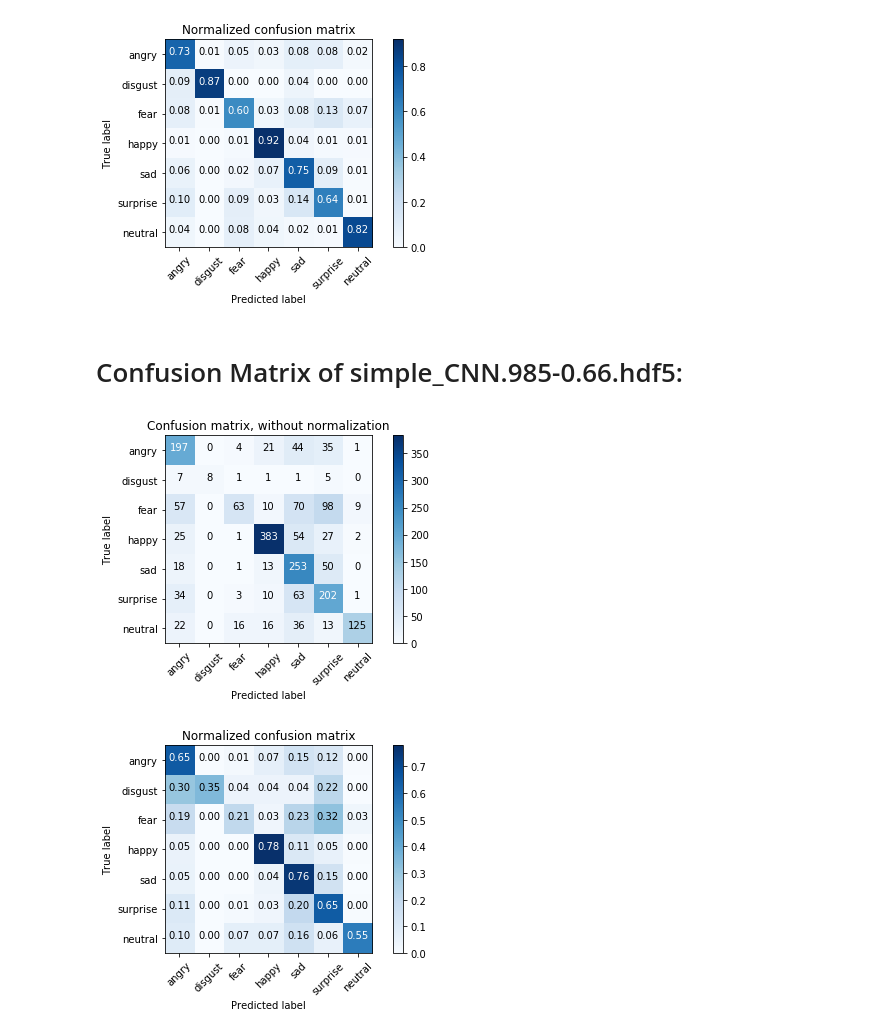
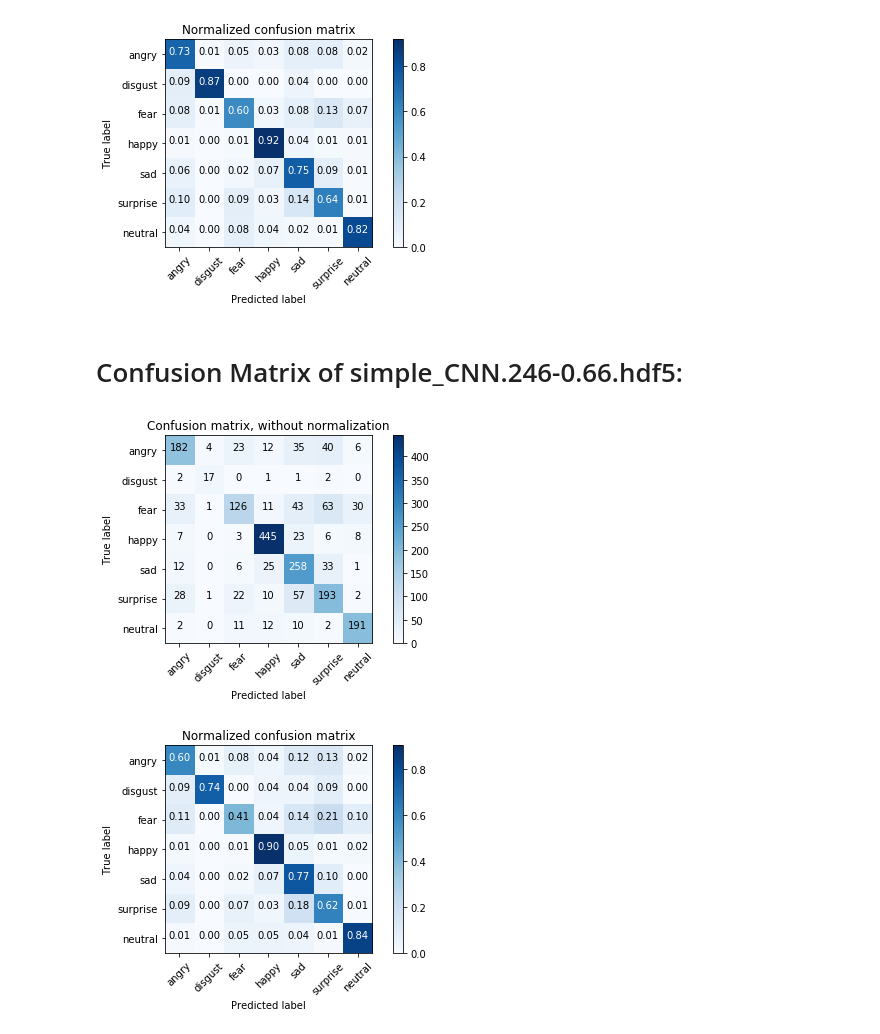
Before and after one commit to DanielTea/rage-analytics, a Jupyter notebook: engine/stats_plotting.ipynb, the cells around one changed output. Drawn from its saved outputs; the diff is of its cells as text; code cells hidden in the pictures.

Commit message:
update Engine

```diff
--- a/engine/stats_plotting.ipynb
+++ b/engine/stats_plotting.ipynb
@@ -244,11 +244,11 @@ plot_convolution_matrix_of_model(emotion_model_path)
 [figure]
 [figure]
 # %% [markdown]
-# Confusion Matrix of simple_CNN.985-0.66.hdf5:
+# Confusion Matrix of simple_CNN.246-0.66.hdf5:
 # %%
-emotion_model_path = '/Users/danieltremer/Documents/GIT-Repositories/rage-analytics/Engine/trained_models/emotion_models/simple_CNN.985-0.66.hdf5'
+emotion_model_path = '/Users/danieltremer/Documents/GIT-Repositories/rage-analytics/Engine/trained_models/emotion_models/fer2013_simple_CNN.246-0.66.hdf5'
 
 plot_convolution_matrix_of_model(emotion_model_path)
 # %% [output]
-[figure, old version]
+[figure, new version]
-[figure, old version]
+[figure, new version]
```
Also changed, not shown: parts of 2 cells of this notebook, 19 other files.
